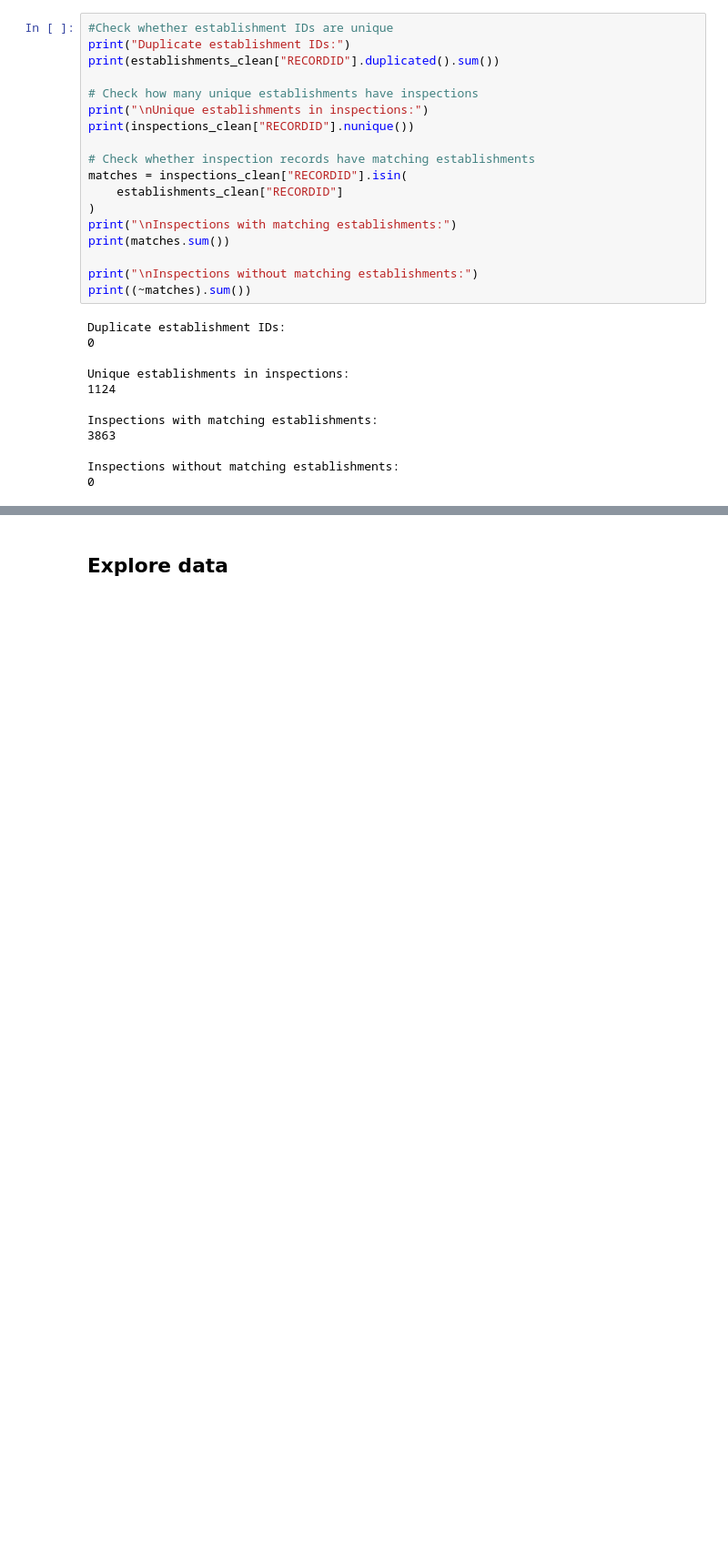
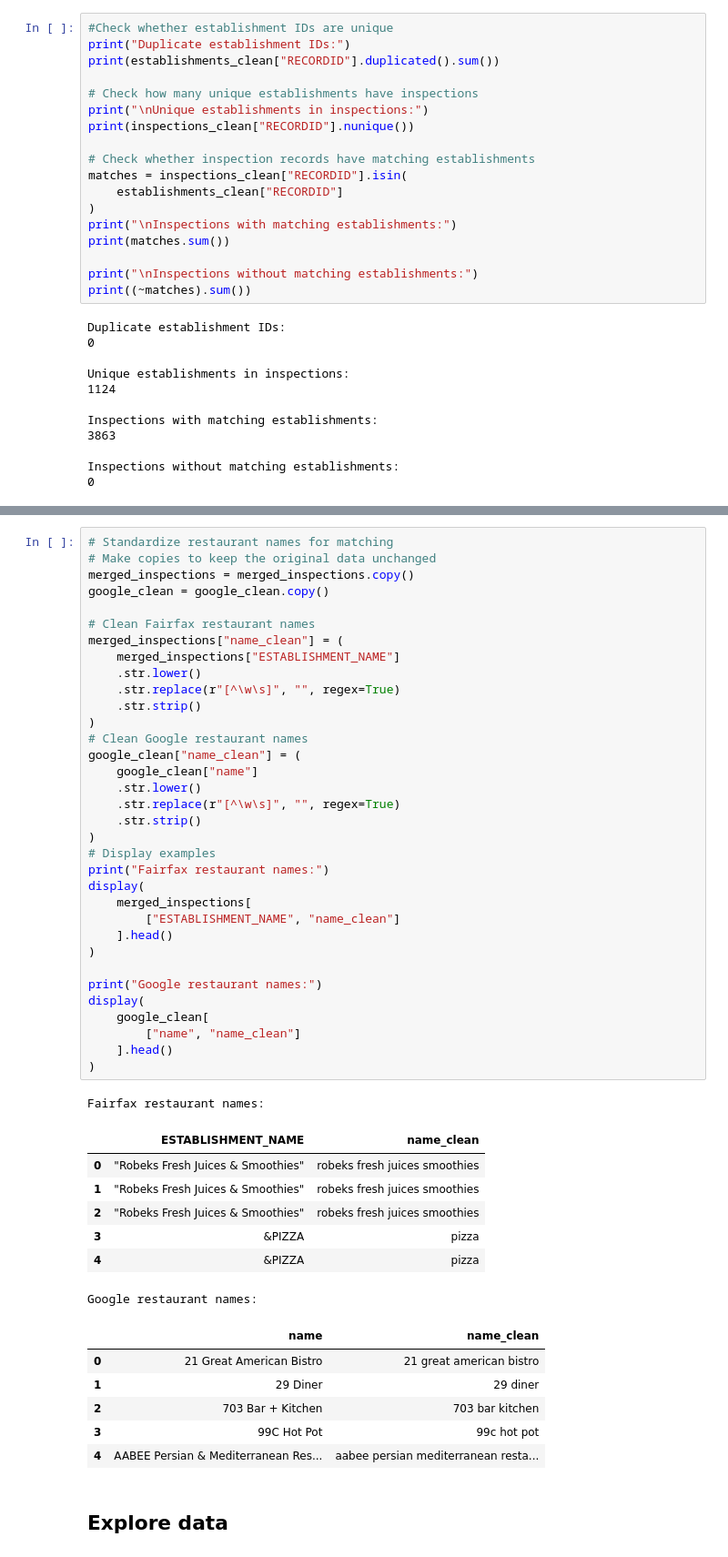
Before and after one commit to hwayalew/ds3001_team1_project, a Jupyter notebook: notebook.ipynb, the cells around one changed output, grey strips where cells are left out. Shown at 91% size. Drawn from its saved outputs; the diff is of its cells as text; blank space fills up the shorter version.

Commit message:
standardize restaurant names for matching

```diff
--- a/notebook.ipynb
+++ b/notebook.ipynb
@@ -228,6 +228,55 @@ Merged data shape: (3863, 13)
 | 2 | 3877055 | HFOOD-2023-00135 | "Robeks Fresh Juices & Smoothies" | Fast Food Restaurant | 1063 BROAD ST | FALLS CHURCH | VA | 22046 | ... |
 | 3 | 3529095 | HFOOD-2021-00045 | &PIZZA | Fast Food Restaurant | 6110C ARLINGTON BLVD | FALLS CHURCH | VA | 22044 | ... |
 | 4 | 3569188 | HFOOD-2021-00310 | &PIZZA | Fast Food Restaurant | 11824KL FAIR OAKS SHOPPING CTR | FAIRFAX | VA | 22033 | ... |
+# %%
+# Standardize restaurant names for matching
+# Make copies to keep the original data unchanged
+merged_inspections = merged_inspections.copy()
+google_clean = google_clean.copy()
+
+# Clean Fairfax restaurant names
+merged_inspections["name_clean"] = (
+    merged_inspections["ESTABLISHMENT_NAME"]
+    .str.lower()
+    .str.replace(r"[^\w\s]", "", regex=True)
+    .str.strip()
+)
+# Clean Google restaurant names
+google_clean["name_clean"] = (
+    google_clean["name"]
+    .str.lower()
+    .str.replace(r"[^\w\s]", "", regex=True)
+    .str.strip()
+)
+# Display examples
+print("Fairfax restaurant names:")
+display(
+    merged_inspections[
+        ["ESTABLISHMENT_NAME", "name_clean"]
+    ].head()
+)
+
+print("Google restaurant names:")
+display(
+    google_clean[
+        ["name", "name_clean"]
+    ].head()
+)
+# %% [output]
+Fairfax restaurant names:
+|  | ESTABLISHMENT_NAME | name_clean |
+| 0 | "Robeks Fresh Juices & Smoothies" | robeks fresh juices smoothies |
+| 1 | "Robeks Fresh Juices & Smoothies" | robeks fresh juices smoothies |
+| 2 | "Robeks Fresh Juices & Smoothies" | robeks fresh juices smoothies |
+| 3 | &PIZZA | pizza |
+| 4 | &PIZZA | pizza |
+Google restaurant names:
+|  | name | name_clean |
+| 0 | 21 Great American Bistro | 21 great american bistro |
+| 1 | 29 Diner | 29 diner |
+| 2 | 703 Bar + Kitchen | 703 bar kitchen |
+| 3 | 99C Hot Pot | 99c hot pot |
+| 4 | AABEE Persian & Mediterranean Res... | aabee persian mediterranean resta... |
 # %% [markdown]
 ## Explore data
 # %%
```
